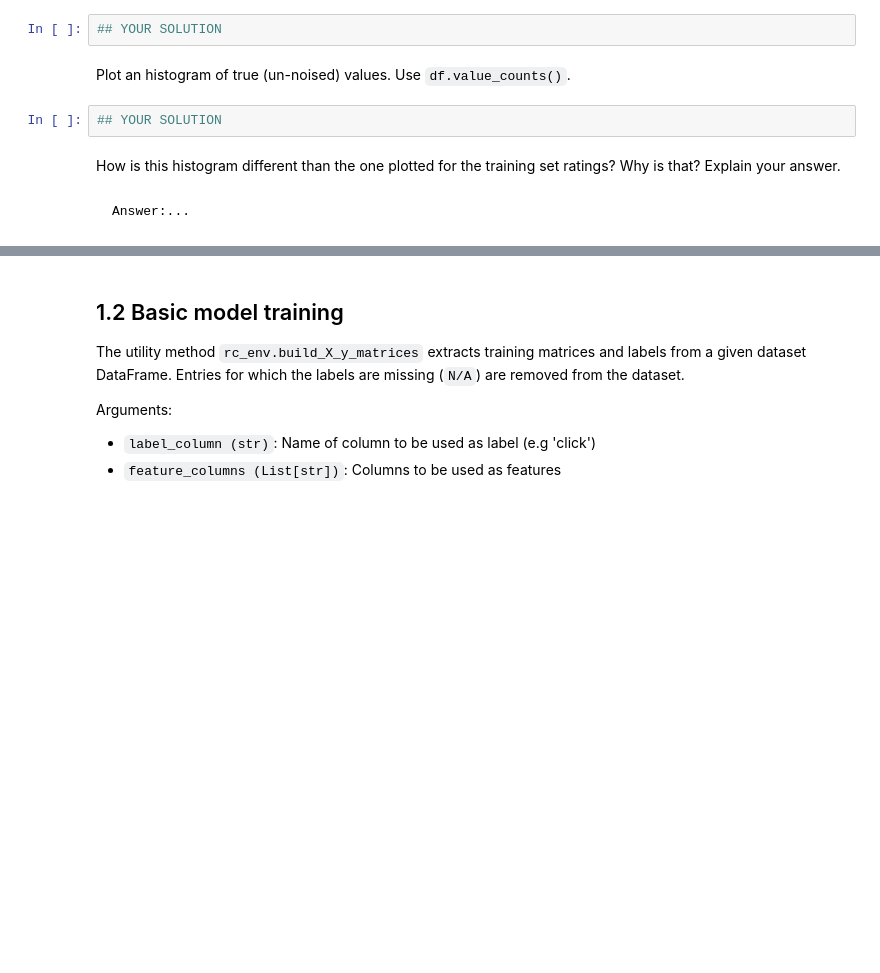
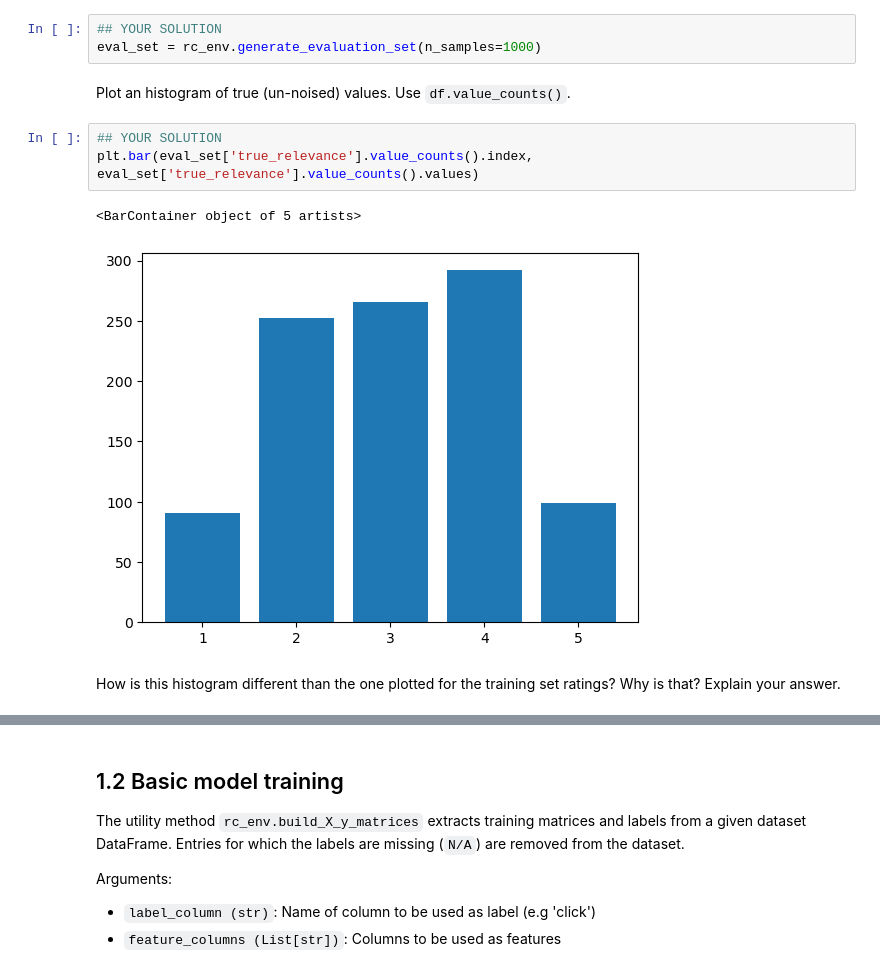
Before and after one commit to ashalem/ML_Human, a Jupyter notebook: WS3_2024_students.ipynb, the cells around one changed output, grey strips where cells are left out. Cells and saved outputs as stored; diff of their text form; blank space fills up the shorter version.

````diff
--- a/WS3_2024_students.ipynb
+++ b/WS3_2024_students.ipynb
@@ -264,15 +304,14 @@ Plot a bar chart showing the number of times each rating value (1,2,...,5) was o
 Use the `rc_env.generate_evaluation_set` method with input 1000 to generate an evaluation set with 1000 samples, print the first 5 rows.
 # %%
 ## YOUR SOLUTION
+eval_set = rc_env.generate_evaluation_set(n_samples=1000)
 # %% [markdown]
 Plot an histogram of true (un-noised) values. Use `df.value_counts()`.
-# %%
-## YOUR SOLUTION
+# %%
+## YOUR SOLUTION
+plt.bar(eval_set['true_relevance'].value_counts().index, eval_set['true_relevance'].value_counts().values)
+# %% [output]
+<BarContainer object of 5 artists>
+[figure, added]
 # %% [markdown]
 How is this histogram different than the one plotted for the training set ratings? Why is that? Explain your answer.
-# %% [markdown]
-
-
-```
-Answer:...
-```
````
Also changed, not shown: parts of 22 cells of this notebook.
